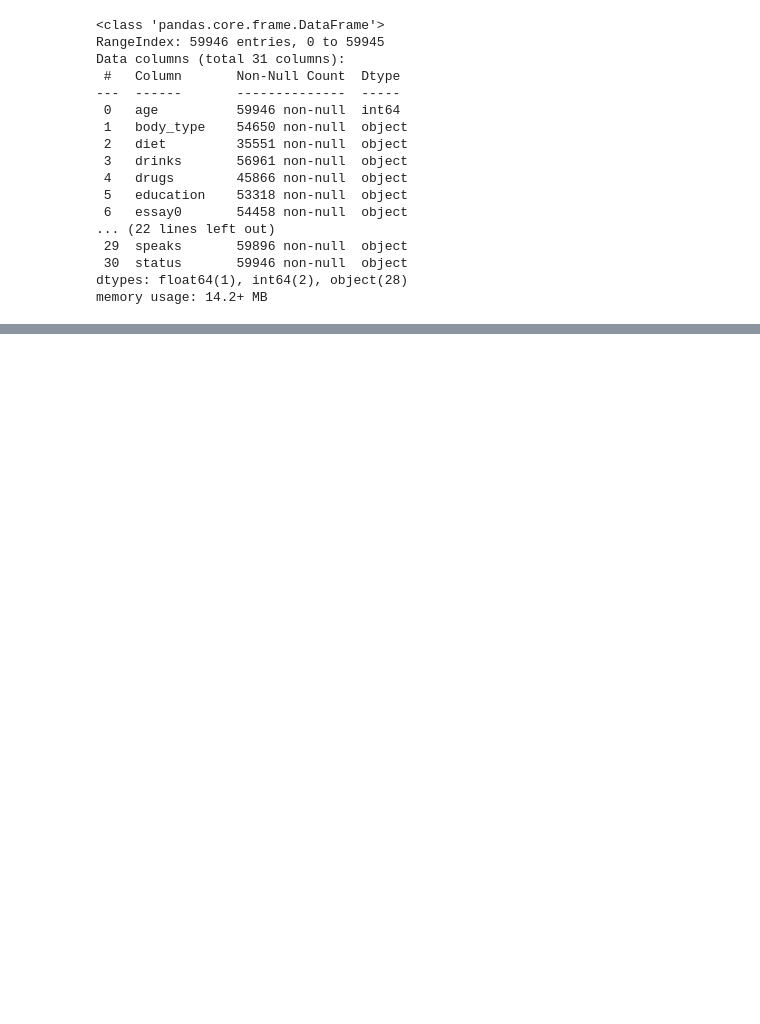
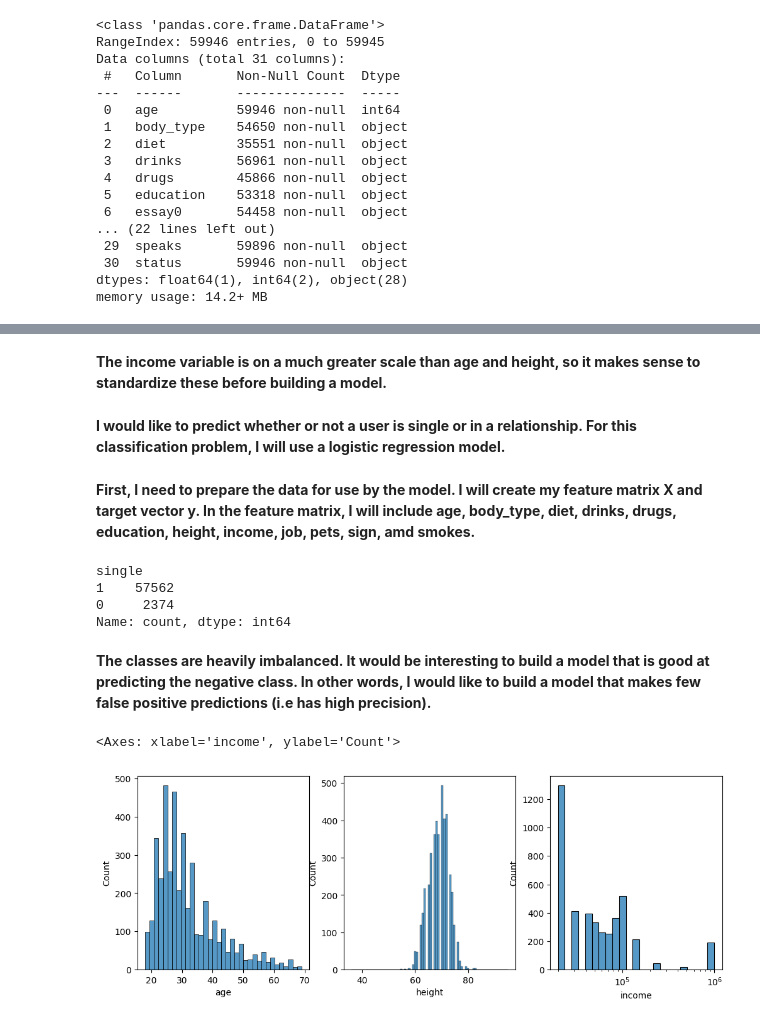
Before and after one commit to rasievers82/OKCupid_Date-A-Scientist, a Jupyter notebook: date-a-scientist.ipynb, the cells around one changed output, grey strips where cells are left out. Drawn from its saved outputs; the diff is of its cells as text; code cells hidden in the pictures; blank space fills up the shorter version.

Commit message:
Work on Logistic Regression

```diff
--- a/date-a-scientist.ipynb
+++ b/date-a-scientist.ipynb
@@ -81,0 +72,28 @@ The essays have HTML line break tags. These will have to be removed.
+# %% [markdown]
+**The income variable is on a much greater scale than age and height, so it makes sense to standardize these before building a model.**
+# %% [markdown]
+**I would like to predict whether or not a user is single or in a relationship. For this classification problem, I will use a logistic regression model.**
+# %% [markdown]
+**First, I need to prepare the data for use by the model. I will create my feature matrix X and target vector y. In the feature matrix, I will include age, body_type, diet, drinks, drugs, education, height, income, job, pets, sign, amd smokes.**
+# %%
+data = data[data['status'] != 'unknown']
+data['single'] = data["status"].map({"single": 1, "available": 1, "seeing someone": 0, "married": 0})
+data['single'].value_counts()
+# %% [output]
+single
+1    57562
+0     2374
+Name: count, dtype: int64
+# %% [markdown]
+**The classes are heavily imbalanced. It would be interesting to build a model that is good at predicting the negative class. In other words, I would like to build a model that makes few false positive predictions (i.e has high precision).**
+# %%
+data = data.dropna(subset = ['age', 'body_type', 'diet', 'drinks', 'drugs', 'education', 'height', 'income', 'job', 'pets', 'sign', 'smokes'])
+data = data[data['income'] != -1].reset_index(drop=True)
+# %%
+fig, axes = plt.subplots(nrows=1, ncols=3, figsize=(12, 4))
+sns.histplot(data=data.age, ax=axes[0])
+sns.histplot(data=data.height, ax=axes[1])
+sns.histplot(data=data.income, log_scale=True, ax=axes[2])
+# %% [output]
+<Axes: xlabel='income', ylabel='Count'>
+[figure, added]
```
Also changed, not shown: parts of 32 cells of this notebook.
